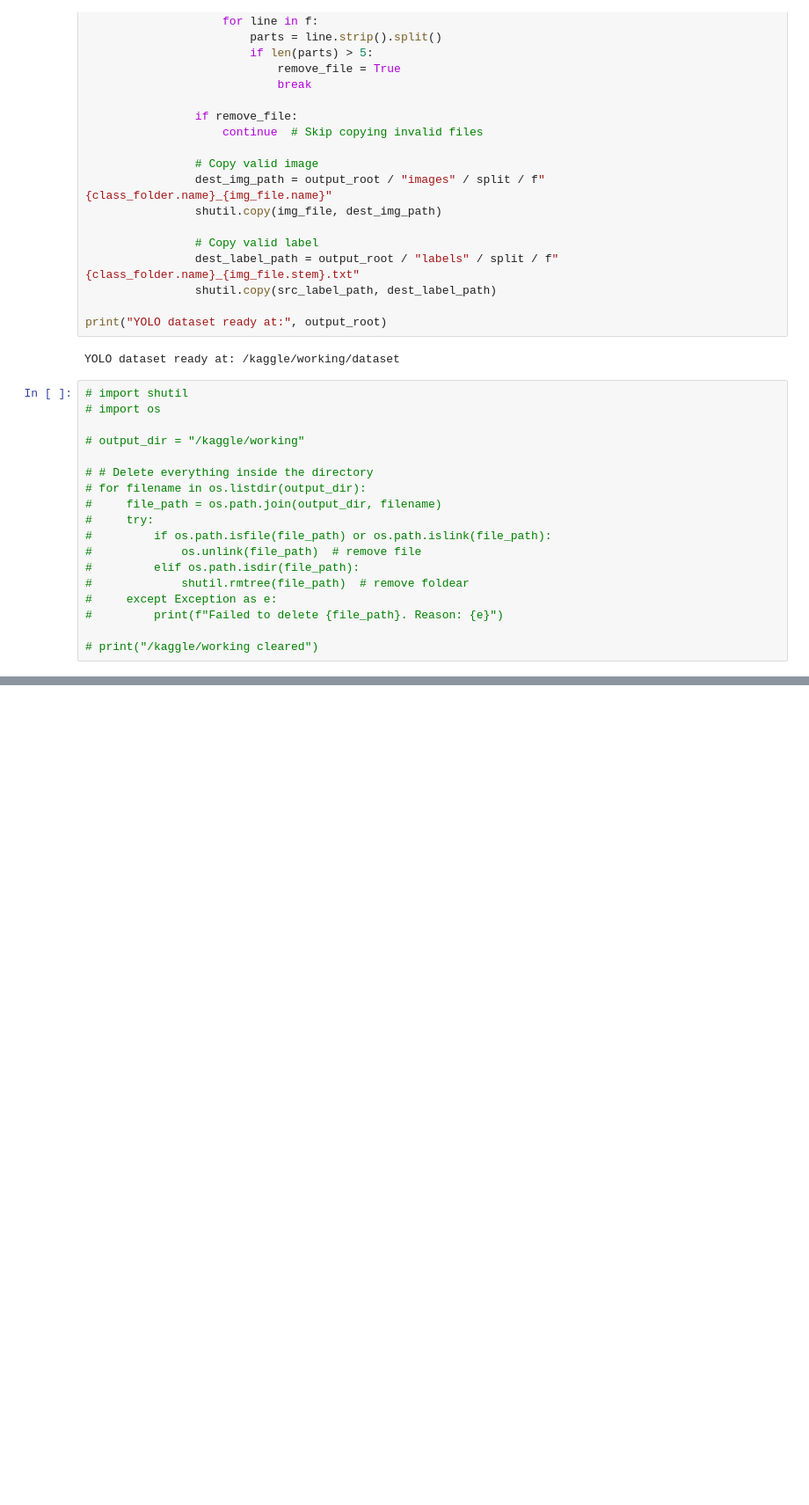
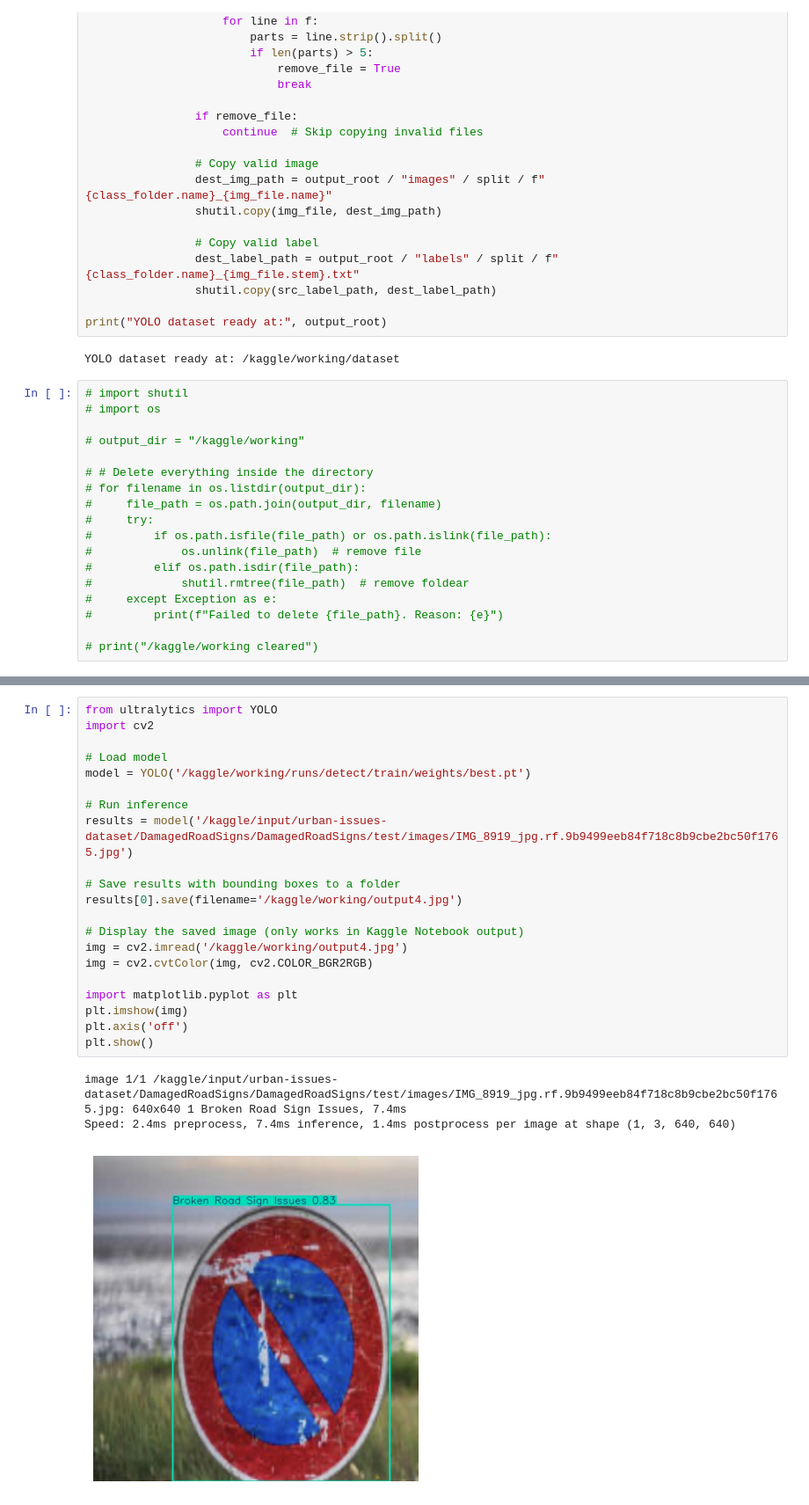
Before and after one commit to AkinduH/Vision-based-Urban-Issues-Detection, a Jupyter notebook: urban-issues-detector-v1.ipynb, the cells around one changed output, grey strips where cells are left out. Shown at 88% size. Saved outputs shown, nothing was run; the diff lists cells and outputs as text; blank space fills up the shorter version.

```diff
--- a/urban-issues-detector-v1.ipynb
+++ b/urban-issues-detector-v1.ipynb
@@ -250,0 +276,25 @@ Speed: 1.4ms preprocess, 7.4ms inference, 1.4ms postprocess per image at shape (
+# %%
+from ultralytics import YOLO
+import cv2
+
+# Load model
+model = YOLO('/kaggle/working/runs/detect/train/weights/best.pt')
+
+# Run inference
+results = model('/kaggle/input/urban-issues-dataset/DamagedRoadSigns/DamagedRoadSigns/test/images/IMG_8919_jpg.rf.9b9499eeb84f718c8b9cbe2bc50f1765.jpg')
+
+# Save results with bounding boxes to a folder
+results[0].save(filename='/kaggle/working/output4.jpg')
+
+# Display the saved image (only works in Kaggle Notebook output)
+img = cv2.imread('/kaggle/working/output4.jpg')
+img = cv2.cvtColor(img, cv2.COLOR_BGR2RGB)
+
+import matplotlib.pyplot as plt
+plt.imshow(img)
+plt.axis('off')
+plt.show()
+# %% [output]
+image 1/1 /kaggle/input/urban-issues-dataset/DamagedRoadSigns/DamagedRoadSigns/test/images/IMG_8919_jpg.rf.9b9499eeb84f718c8b9cbe2bc50f1765.jpg: 640x640 1 Broken Road Sign Issues, 7.4ms
+Speed: 2.4ms preprocess, 7.4ms inference, 1.4ms postprocess per image at shape (1, 3, 640, 640)
+[figure, added]
```
Also changed, not shown: parts of 10 cells of this notebook.
